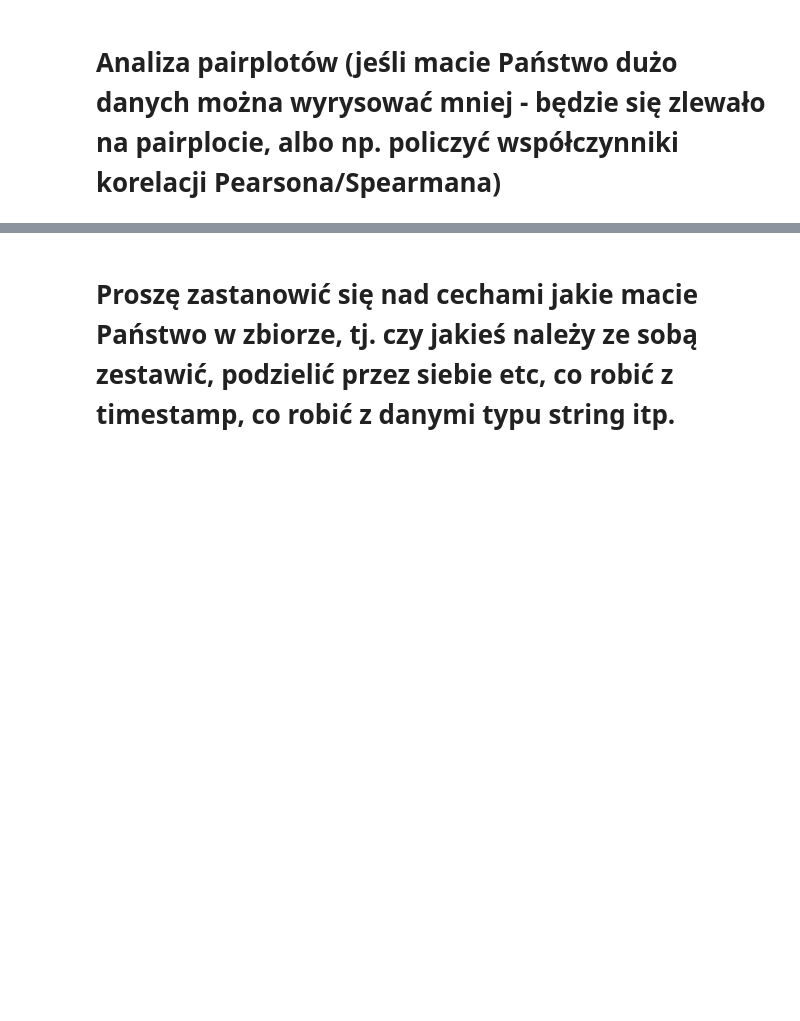
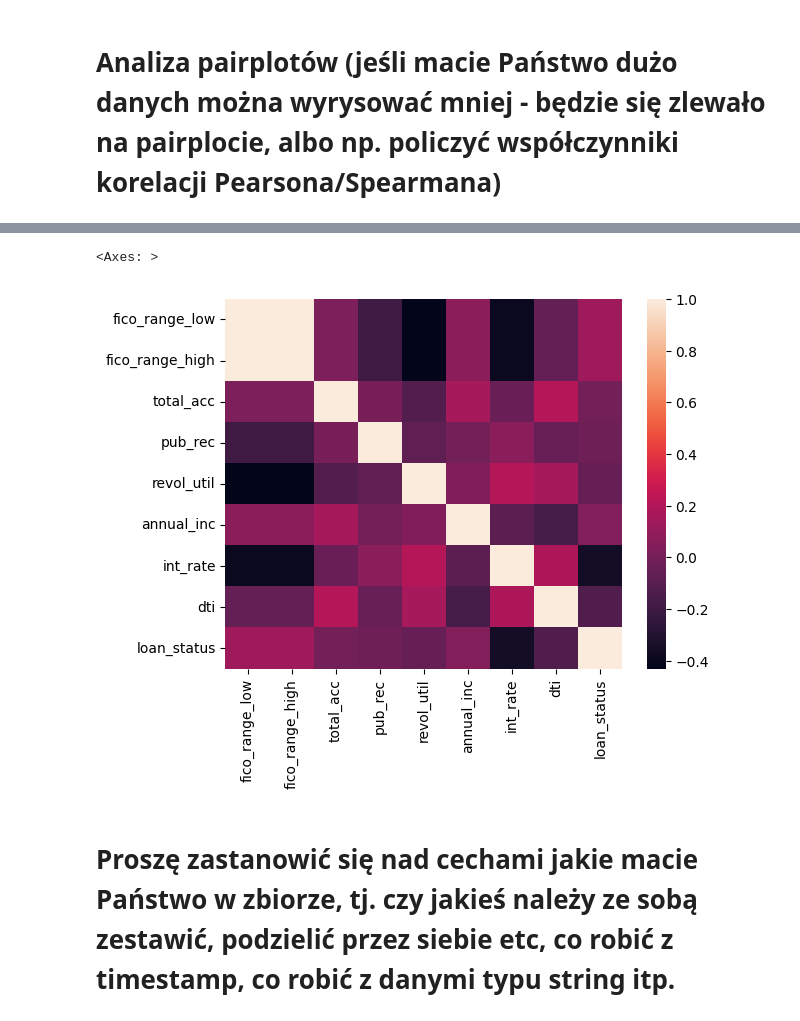
Before and after one commit to michni00/MOW2, a Jupyter notebook: Loans.ipynb, the cells around one changed output, grey strips where cells are left out. Saved outputs shown, nothing was run; the diff lists cells and outputs as text; code cells hidden in the pictures; blank space fills up the shorter version.

```diff
--- a/Loans.ipynb
+++ b/Loans.ipynb
@@ -168,0 +201,3 @@ Jest to porównanie jak często ludzie z różnym prawem własności do mieszkan
+# %%
+sns.heatmap(df.corr())
+# %% [output]
@@ -169,2 +205,4 @@ Jest to porównanie jak często ludzie z różnym prawem własności do mieszkan
+<Axes: >
+[figure, added]
 # %% [markdown]
 <h1>Proszę zastanowić się nad cechami jakie macie Państwo w zbiorze, tj. czy jakieś należy ze sobą zestawić, podzielić przez siebie etc, co robić z timestamp, co robić z danymi typu string itp.</h1>
```
Also changed, not shown: parts of 18 cells of this notebook.
